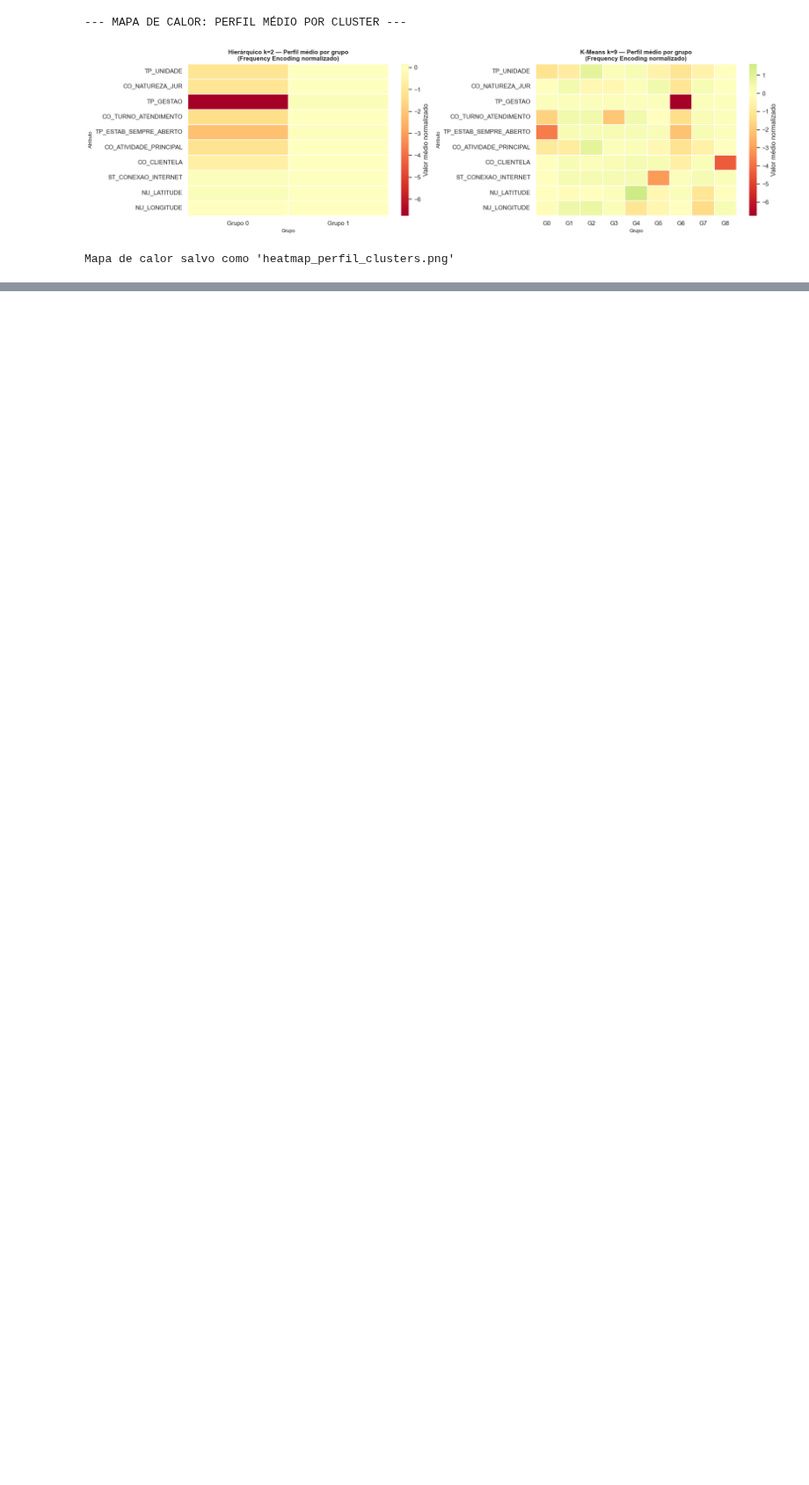
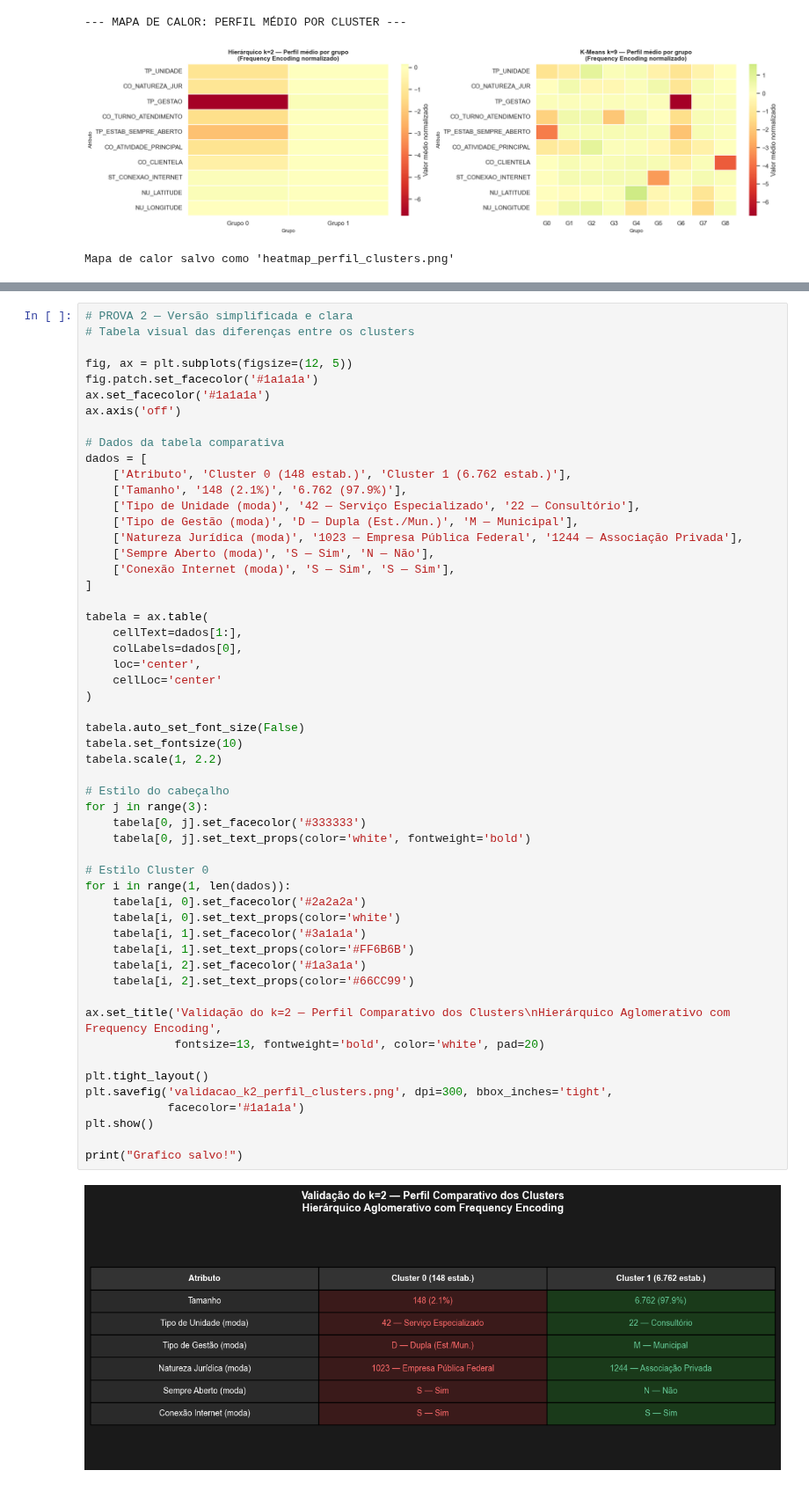
Before and after one commit to fabriciogmaraes/clusterizacao-sus-rn, a Jupyter notebook: estabelecimentos_sus.ipynb, the cells around one changed output, grey strips where cells are left out. Shown at 88% size. Drawn from its saved outputs; the diff is of its cells as text; blank space fills up the shorter version.

```diff
--- a/estabelecimentos_sus.ipynb
+++ b/estabelecimentos_sus.ipynb
@@ -1284,0 +1401,56 @@ Mapa de calor salvo como 'heatmap_perfil_clusters.png'
+# %%
+# PROVA 2 — Versão simplificada e clara
+# Tabela visual das diferenças entre os clusters
+
+fig, ax = plt.subplots(figsize=(12, 5))
+fig.patch.set_facecolor('#1a1a1a')
+ax.set_facecolor('#1a1a1a')
+ax.axis('off')
+
+# Dados da tabela comparativa
+dados = [
+    ['Atributo', 'Cluster 0 (148 estab.)', 'Cluster 1 (6.762 estab.)'],
+    ['Tamanho', '148 (2.1%)', '6.762 (97.9%)'],
+    ['Tipo de Unidade (moda)', '42 — Serviço Especializado', '22 — Consultório'],
+    ['Tipo de Gestão (moda)', 'D — Dupla (Est./Mun.)', 'M — Municipal'],
+    ['Natureza Jurídica (moda)', '1023 — Empresa Pública Federal', '1244 — Associação Privada'],
+    ['Sempre Aberto (moda)', 'S — Sim', 'N — Não'],
+    ['Conexão Internet (moda)', 'S — Sim', 'S — Sim'],
+]
+
+tabela = ax.table(
+    cellText=dados[1:],
+    colLabels=dados[0],
+    loc='center',
+    cellLoc='center'
+)
+
+tabela.auto_set_font_size(False)
+tabela.set_fontsize(10)
+tabela.scale(1, 2.2)
+
+# Estilo do cabeçalho
+for j in range(3):
+    tabela[0, j].set_facecolor('#333333')
+    tabela[0, j].set_text_props(color='white', fontweight='bold')
+
+# Estilo Cluster 0
+for i in range(1, len(dados)):
+    tabela[i, 0].set_facecolor('#2a2a2a')
+    tabela[i, 0].set_text_props(color='white')
+    tabela[i, 1].set_facecolor('#3a1a1a')
+    tabela[i, 1].set_text_props(color='#FF6B6B')
+    tabela[i, 2].set_facecolor('#1a3a1a')
+    tabela[i, 2].set_text_props(color='#66CC99')
+
+ax.set_title('Validação do k=2 — Perfil Comparativo dos Clusters\nHierárquico Aglomerativo com Frequency Encoding',
+             fontsize=13, fontweight='bold', color='white', pad=20)
+
+plt.tight_layout()
+plt.savefig('validacao_k2_perfil_clusters.png', dpi=300, bbox_inches='tight',
+            facecolor='#1a1a1a')
+plt.show()
+
+print("Grafico salvo!")
+# %% [output]
+[figure, added]
```
Also changed, not shown: parts of 4 cells of this notebook, 2 other files.
